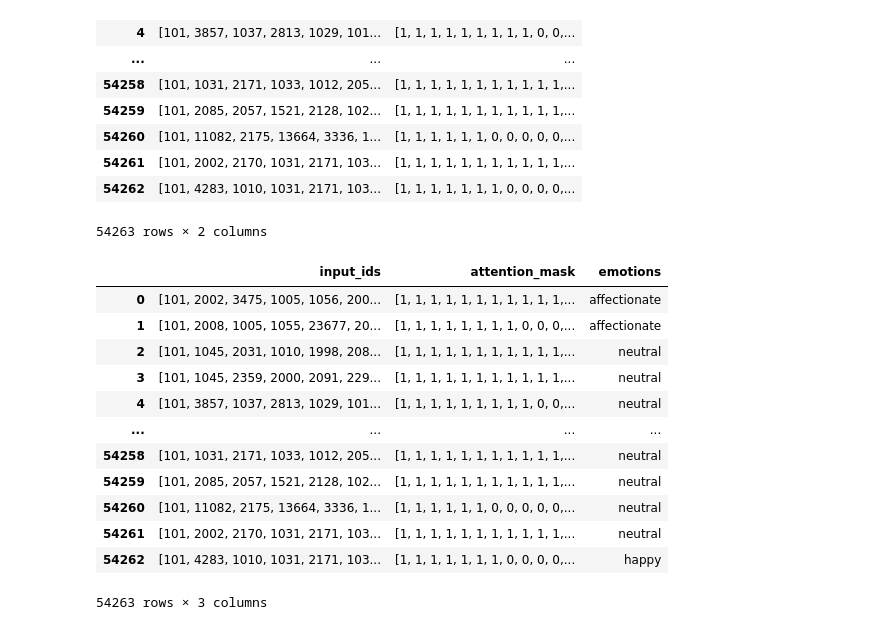
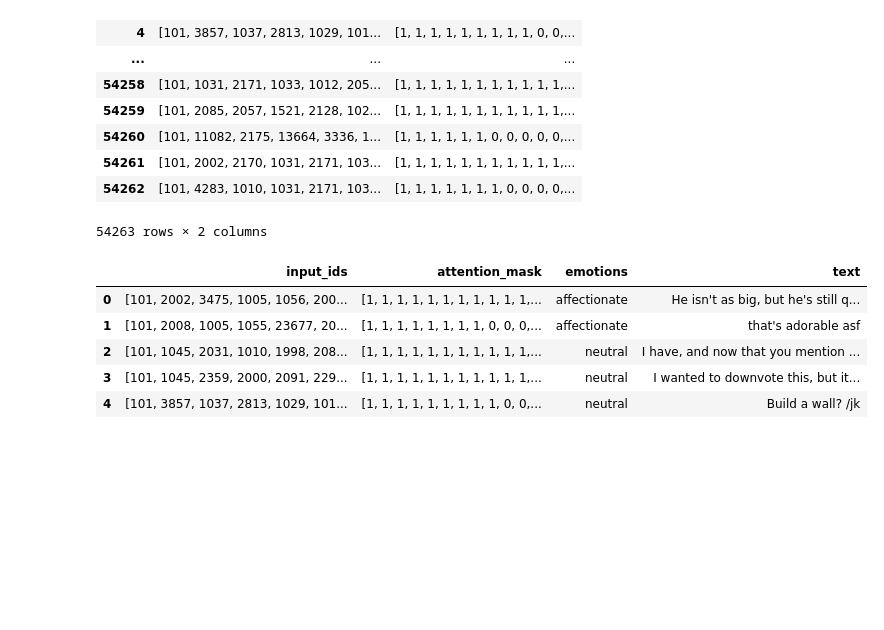
Before and after one commit to jeffreykthomas/AAI-540-Final, a Jupyter notebook: Feature_Store.ipynb, the cells around one changed output. Drawn from its saved outputs; the diff is of its cells as text; code cells hidden in the pictures; blank space fills up the shorter version.

Commit message:
Update feature store to include text and test train split

```diff
--- a/Feature_Store.ipynb
+++ b/Feature_Store.ipynb
@@ -48,13 +53,8 @@ url = s3.generate_presigned_url(
     }
 )
 
-# Print the URL for debugging
-print(url)
+data_obj = s3.get_object(Bucket=bucket_name, Key=s3_path)
 
-# Use pandas to load the csv file
-try:
-    df = pd.read_csv(url, sep='\t')
-    print(df.head())
-except Exception as e:
-    print(f"Error occurred: {e}")
+df = pd.read_csv(io.BytesIO(data_obj['Body'].read()), delimiter='\t')
+df.head()
 # %% [output]
@@ -173,19 +161,13 @@ df_encoded
 54263 rows × 2 columns
 # %%
 df_encoded['emotions'] = df['emotions']
+df_encoded['text'] = df['text']
 # %%
-df_encoded
+df_encoded.head()
 # %% [output]
-|  | input_ids | attention_mask | emotions |
-| 0 | [101, 2002, 3475, 1005, 1056, 200... | [1, 1, 1, 1, 1, 1, 1, 1, 1, 1, 1,... | affectionate |
-| 1 | [101, 2008, 1005, 1055, 23677, 20... | [1, 1, 1, 1, 1, 1, 1, 1, 0, 0, 0,... | affectionate |
-| 2 | [101, 1045, 2031, 1010, 1998, 208... | [1, 1, 1, 1, 1, 1, 1, 1, 1, 1, 1,... | neutral |
-| 3 | [101, 1045, 2359, 2000, 2091, 229... | [1, 1, 1, 1, 1, 1, 1, 1, 1, 1, 1,... | neutral |
-| 4 | [101, 3857, 1037, 2813, 1029, 101... | [1, 1, 1, 1, 1, 1, 1, 1, 1, 0, 0,... | neutral |
-| ... | ... | ... | ... |
-| 54258 | [101, 1031, 2171, 1033, 1012, 205... | [1, 1, 1, 1, 1, 1, 1, 1, 1, 1, 1,... | neutral |
-| 54259 | [101, 2085, 2057, 1521, 2128, 102... | [1, 1, 1, 1, 1, 1, 1, 1, 1, 1, 1,... | neutral |
-| 54260 | [101, 11082, 2175, 13664, 3336, 1... | [1, 1, 1, 1, 1, 1, 0, 0, 0, 0, 0,... | neutral |
-| 54261 | [101, 2002, 2170, 1031, 2171, 103... | [1, 1, 1, 1, 1, 1, 1, 1, 1, 1, 1,... | neutral |
-| 54262 | [101, 4283, 1010, 1031, 2171, 103... | [1, 1, 1, 1, 1, 1, 1, 0, 0, 0, 0,... | happy |
+|  | input_ids | attention_mask | emotions | text |
+| 0 | [101, 2002, 3475, 1005, 1056, 200... | [1, 1, 1, 1, 1, 1, 1, 1, 1, 1, 1,... | affectionate | He isn't as big, but he's still q... |
+| 1 | [101, 2008, 1005, 1055, 23677, 20... | [1, 1, 1, 1, 1, 1, 1, 1, 0, 0, 0,... | affectionate | that's adorable asf |
+| 2 | [101, 1045, 2031, 1010, 1998, 208... | [1, 1, 1, 1, 1, 1, 1, 1, 1, 1, 1,... | neutral | I have, and now that you mention ... |
+| 3 | [101, 1045, 2359, 2000, 2091, 229... | [1, 1, 1, 1, 1, 1, 1, 1, 1, 1, 1,... | neutral | I wanted to downvote this, but it... |
+| 4 | [101, 3857, 1037, 2813, 1029, 101... | [1, 1, 1, 1, 1, 1, 1, 1, 1, 0, 0,... | neutral | Build a wall? /jk |
-54263 rows × 3 columns
```
Also changed, not shown: parts of 16 cells of this notebook.
